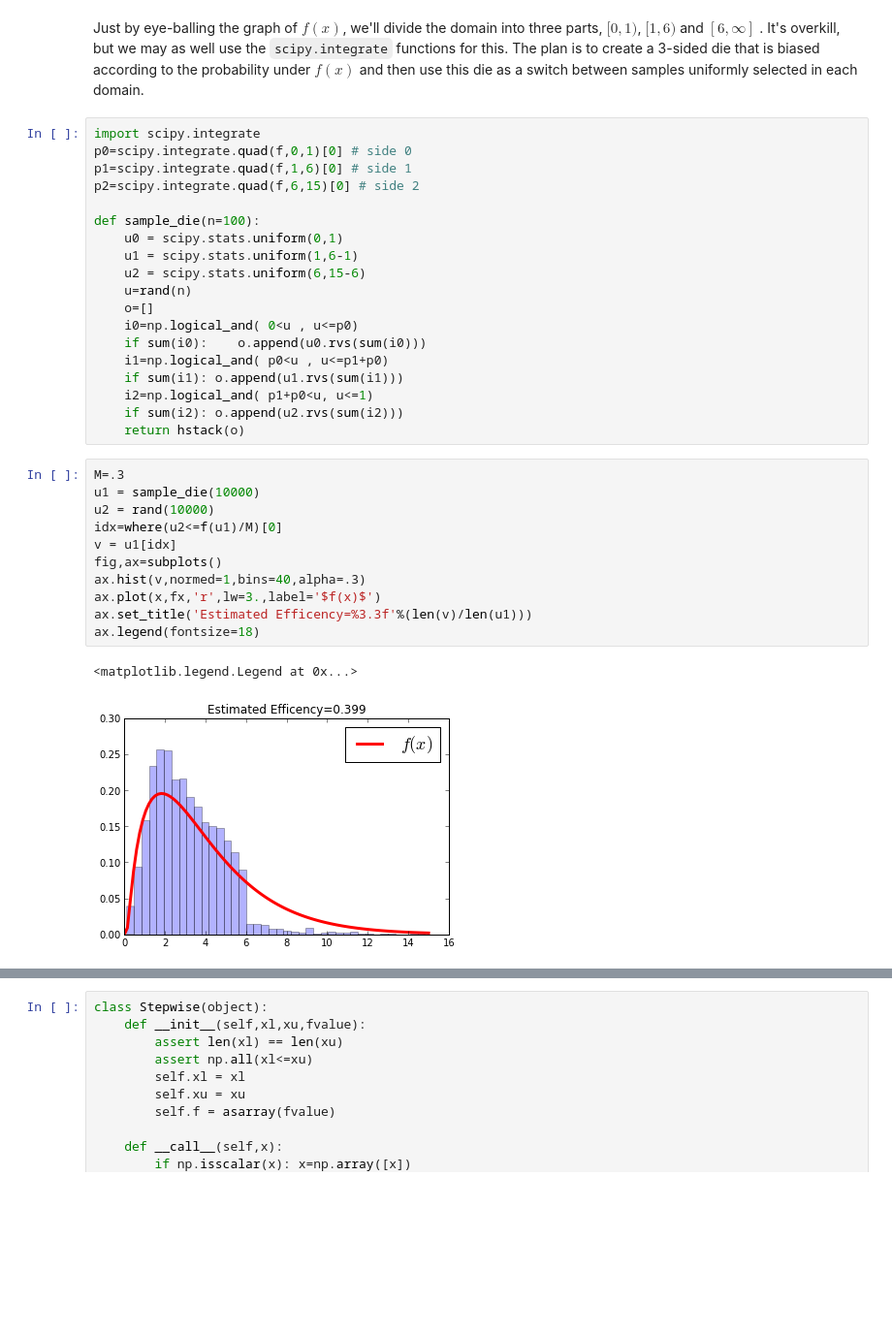
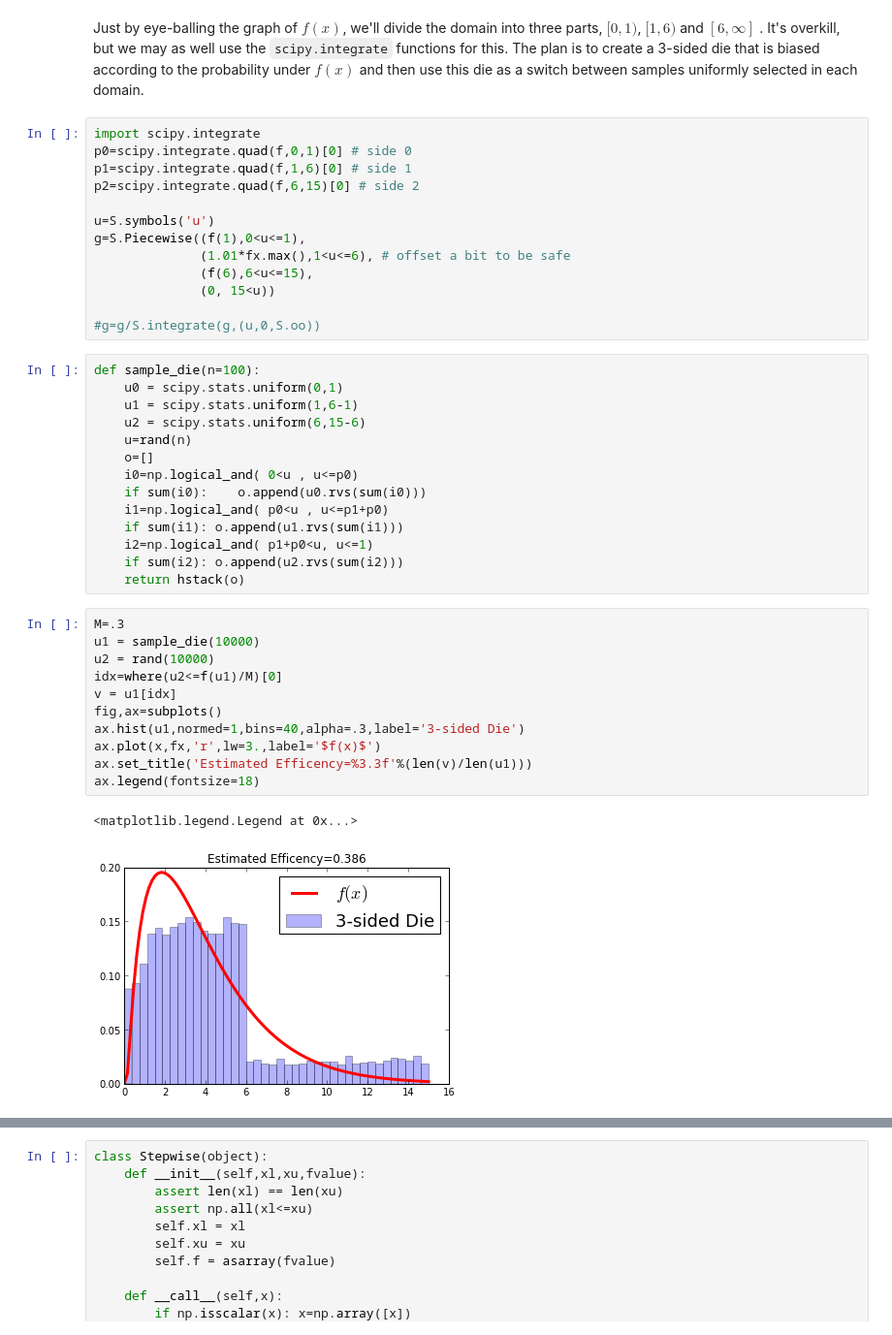
Before and after one commit to unpingco/Pig-in-the-Python, a Jupyter notebook: Sampling_Monte_Carlo.ipynb, the cells around one changed output, grey strips where cells are left out. Shown at 97% size. Saved outputs shown, nothing was run; the diff lists cells and outputs as text; blank space fills up the shorter version.

```diff
--- a/Sampling_Monte_Carlo.ipynb
+++ b/Sampling_Monte_Carlo.ipynb
@@ -192,12 +198,20 @@ $$ \mathbb{P}\left( u_1 \in N_{\Delta}(x) \bigwedge u_2 < \frac{f(u_1)}{M} \righ
 Now, to construct such a $g(x)$ function.
 # %% [markdown]
 Just by eye-balling the graph of $f(x)$, we'll divide the domain into three parts, $[0,1)$, $[1,6)$ and $[6,\infty]$ . It's overkill, but we may as well use the `scipy.integrate` functions for this. The plan is to create a 3-sided die that is biased according to the probability under $f(x)$ and then use this die as a switch between samples uniformly selected in each domain.
+# %%
+import scipy.integrate
+p0=scipy.integrate.quad(f,0,1)[0] # side 0
+p1=scipy.integrate.quad(f,1,6)[0] # side 1
+p2=scipy.integrate.quad(f,6,15)[0] # side 2
+
+u=S.symbols('u')
+g=S.Piecewise((f(1),0<u<=1),
+              (1.01*fx.max(),1<u<=6), # offset a bit to be safe
+              (f(6),6<u<=15),
+              (0, 15<u))
+
+#g=g/S.integrate(g,(u,0,S.oo))
 # %%
-import scipy.integrate
-p0=scipy.integrate.quad(f,0,1)[0] # side 0
-p1=scipy.integrate.quad(f,1,6)[0] # side 1
-p2=scipy.integrate.quad(f,6,15)[0] # side 2
-
 def sample_die(n=100):
     u0 = scipy.stats.uniform(0,1)
     u1 = scipy.stats.uniform(1,6-1)
@@ -214,17 +228,17 @@ def sample_die(n=100):
 # %%
 M=.3
 u1 = sample_die(10000)
 u2 = rand(10000)
 idx=where(u2<=f(u1)/M)[0]
 v = u1[idx]
 fig,ax=subplots()
-ax.hist(v,normed=1,bins=40,alpha=.3)
+ax.hist(u1,normed=1,bins=40,alpha=.3,label='3-sided Die')
 ax.plot(x,fx,'r',lw=3.,label='$f(x)$')
 ax.set_title('Estimated Efficency=%3.3f'%(len(v)/len(u1)))
 ax.legend(fontsize=18)
 # %% [output]
 <matplotlib.legend.Legend at 0x...>
-[figure, old version]
+[figure, new version]
 # %%
 fig,ax=subplots()
 ax.plot(u1,u2,'.',label='rejected',alpha=.3)
```
Also changed, not shown: parts of 12 cells of this notebook.
